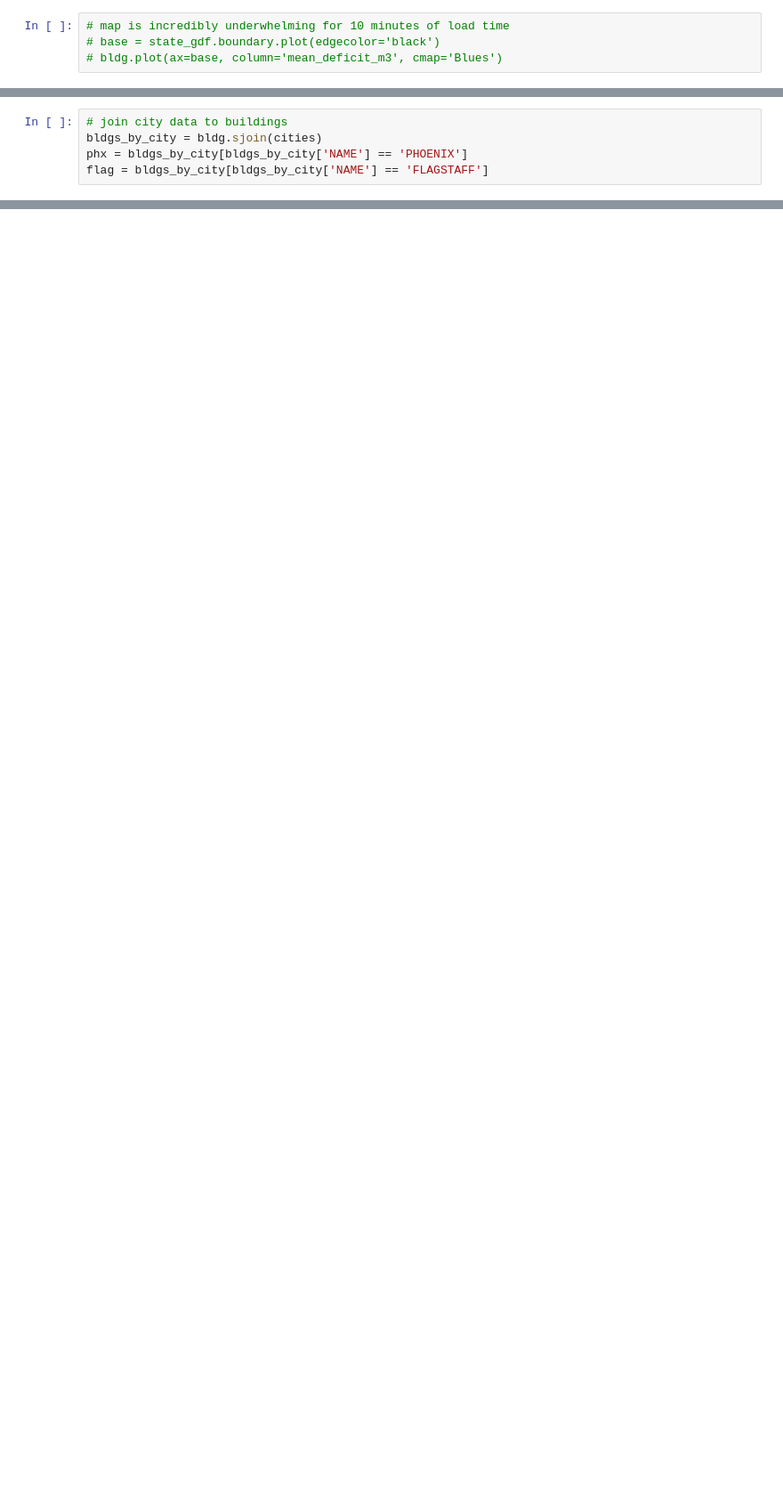
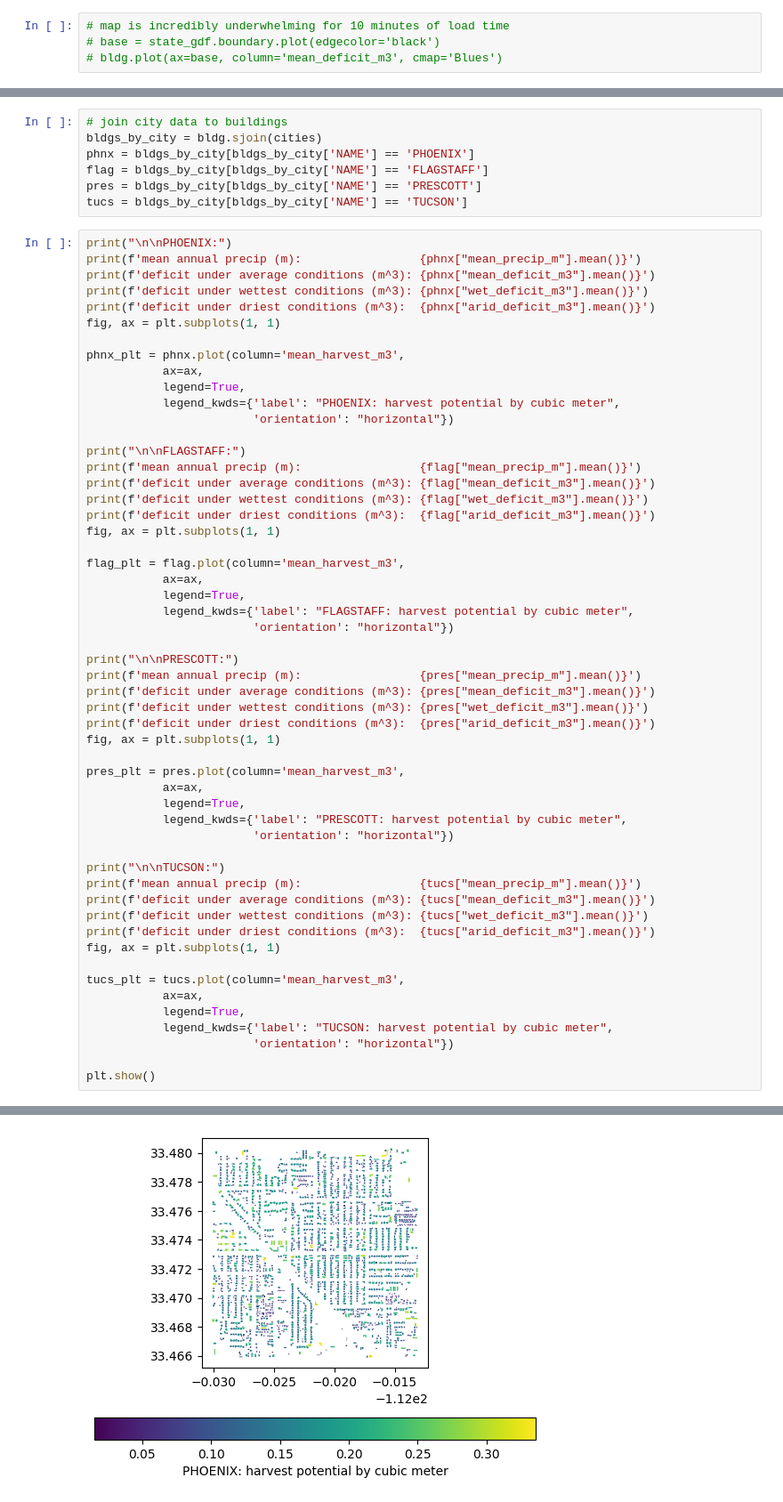
Before and after one commit to emersonw1/RainfallCollection, a Jupyter notebook: main.ipynb, the cells around one changed output, grey strips where cells are left out. Shown at 89% size. Drawn from its saved outputs; the diff is of its cells as text; blank space fills up the shorter version.

```diff
--- a/main.ipynb
+++ b/main.ipynb
@@ -252,5 +343,62 @@ state_gdf.boundary.plot(ax=city_lyr, edgecolor='black')
 # %%
 # join city data to buildings
 bldgs_by_city = bldg.sjoin(cities)
-phx = bldgs_by_city[bldgs_by_city['NAME'] == 'PHOENIX']
+phnx = bldgs_by_city[bldgs_by_city['NAME'] == 'PHOENIX']
 flag = bldgs_by_city[bldgs_by_city['NAME'] == 'FLAGSTAFF']
+pres = bldgs_by_city[bldgs_by_city['NAME'] == 'PRESCOTT']
+tucs = bldgs_by_city[bldgs_by_city['NAME'] == 'TUCSON']
+# %%
+print("\n\nPHOENIX:")
+print(f'mean annual precip (m):                 {phnx["mean_precip_m"].mean()}')
+print(f'deficit under average conditions (m^3): {phnx["mean_deficit_m3"].mean()}')
+print(f'deficit under wettest conditions (m^3): {phnx["wet_deficit_m3"].mean()}')
+print(f'deficit under driest conditions (m^3):  {phnx["arid_deficit_m3"].mean()}')
+fig, ax = plt.subplots(1, 1)
+
+phnx_plt = phnx.plot(column='mean_harvest_m3',
+           ax=ax,
+           legend=True,
+           legend_kwds={'label': "PHOENIX: harvest potential by cubic meter",
+                        'orientation': "horizontal"})
+
+print("\n\nFLAGSTAFF:")
+print(f'mean annual precip (m):                 {flag["mean_precip_m"].mean()}')
+print(f'deficit under average conditions (m^3): {flag["mean_deficit_m3"].mean()}')
+print(f'deficit under wettest conditions (m^3): {flag["wet_deficit_m3"].mean()}')
+print(f'deficit under driest conditions (m^3):  {flag["arid_deficit_m3"].mean()}')
+fig, ax = plt.subplots(1, 1)
+
+flag_plt = flag.plot(column='mean_harvest_m3',
+           ax=ax,
+           legend=True,
+           legend_kwds={'label': "FLAGSTAFF: harvest potential by cubic meter",
+                        'orientation': "horizontal"})
+
+print("\n\nPRESCOTT:")
+print(f'mean annual precip (m):                 {pres["mean_precip_m"].mean()}')
+print(f'deficit under average conditions (m^3): {pres["mean_deficit_m3"].mean()}')
+print(f'deficit under wettest conditions (m^3): {pres["wet_deficit_m3"].mean()}')
+print(f'deficit under driest conditions (m^3):  {pres["arid_deficit_m3"].mean()}')
+fig, ax = plt.subplots(1, 1)
+
+pres_plt = pres.plot(column='mean_harvest_m3',
+           ax=ax,
+           legend=True,
+           legend_kwds={'label': "PRESCOTT: harvest potential by cubic meter",
+                        'orientation': "horizontal"})
+
+print("\n\nTUCSON:")
+print(f'mean annual precip (m):                 {tucs["mean_precip_m"].mean()}')
+print(f'deficit under average conditions (m^3): {tucs["mean_deficit_m3"].mean()}')
+print(f'deficit under wettest conditions (m^3): {tucs["wet_deficit_m3"].mean()}')
+print(f'deficit under driest conditions (m^3):  {tucs["arid_deficit_m3"].mean()}')
+fig, ax = plt.subplots(1, 1)
+
+tucs_plt = tucs.plot(column='mean_harvest_m3',
+           ax=ax,
+           legend=True,
+           legend_kwds={'label': "TUCSON: harvest potential by cubic meter",
+                        'orientation': "horizontal"})
+
+plt.show()
+# %% [output]
@@ -256,0 +411 @@ flag = bldgs_by_city[bldgs_by_city['NAME'] == 'FLAGSTAFF']
+[figure, added]
```
Also changed, not shown: parts of 13 cells of this notebook.
